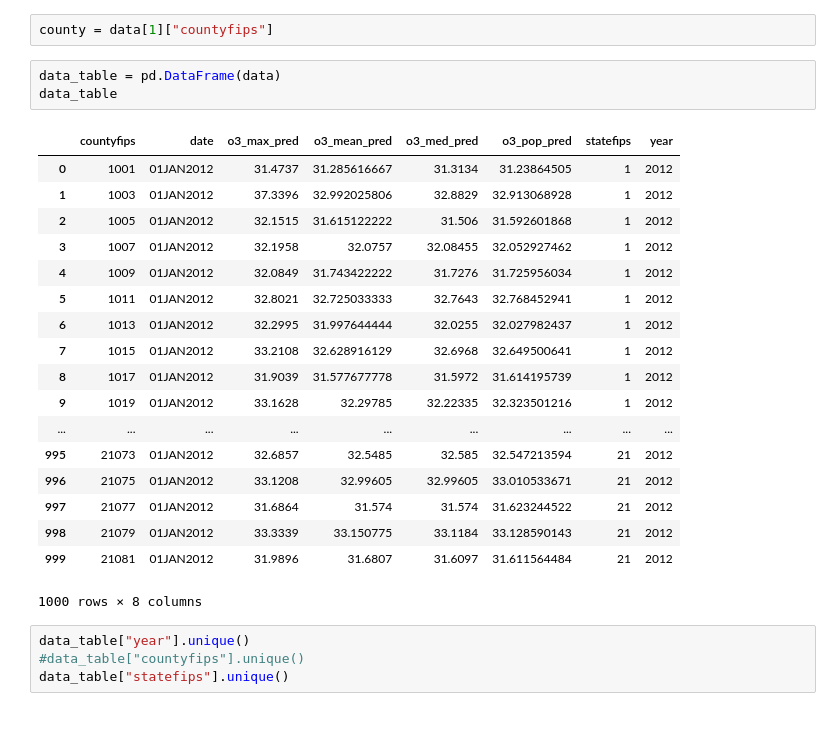
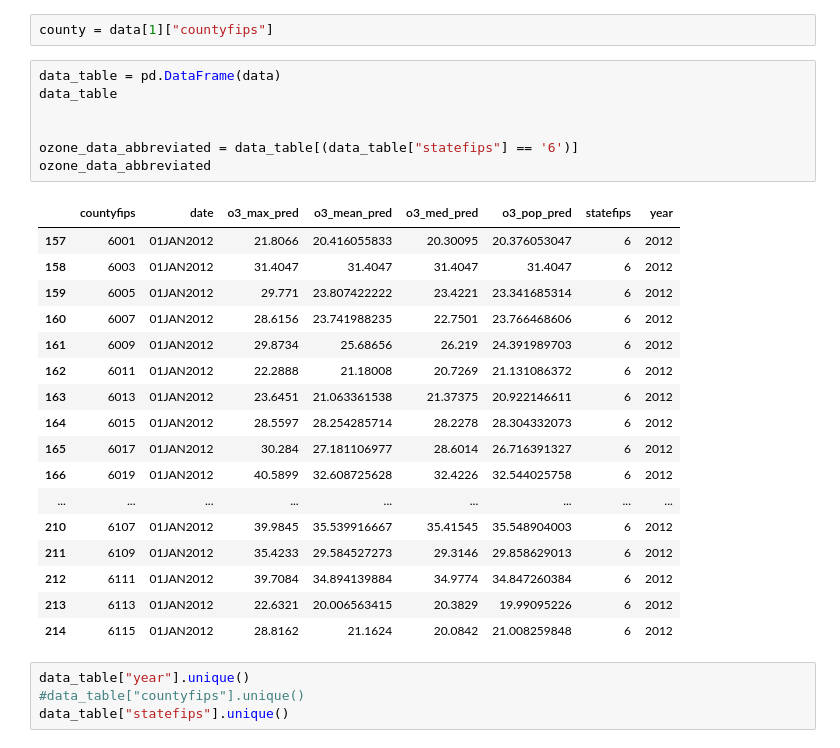
Before and after one commit to VanessaKnox/MVP-Solutions, a Jupyter notebook: masterprojectwork.ipynb, the cells around one changed output. Cells and saved outputs as stored; diff of their text form; blank space fills up the shorter version.

Commit message:
data cleaning ozone

```diff
--- a/masterprojectwork.ipynb
+++ b/masterprojectwork.ipynb
@@ -48,25 +42,28 @@ county = data[1]["countyfips"]
 # %%
 data_table = pd.DataFrame(data)
 data_table
+
+
+ozone_data_abbreviated = data_table[(data_table["statefips"] == '6')]
+ozone_data_abbreviated
 # %% [output]
 |  | countyfips | date | o3_max_pred | o3_mean_pred | o3_med_pred | o3_pop_pred | statefips | year |
-| 0 | 1001 | 01JAN2012 | 31.4737 | 31.285616667 | 31.3134 | 31.23864505 | 1 | 2012 |
-| 1 | 1003 | 01JAN2012 | 37.3396 | 32.992025806 | 32.8829 | 32.913068928 | 1 | 2012 |
-| 2 | 1005 | 01JAN2012 | 32.1515 | 31.615122222 | 31.506 | 31.592601868 | 1 | 2012 |
-| 3 | 1007 | 01JAN2012 | 32.1958 | 32.0757 | 32.08455 | 32.052927462 | 1 | 2012 |
-| 4 | 1009 | 01JAN2012 | 32.0849 | 31.743422222 | 31.7276 | 31.725956034 | 1 | 2012 |
-| 5 | 1011 | 01JAN2012 | 32.8021 | 32.725033333 | 32.7643 | 32.768452941 | 1 | 2012 |
-| 6 | 1013 | 01JAN2012 | 32.2995 | 31.997644444 | 32.0255 | 32.027982437 | 1 | 2012 |
-| 7 | 1015 | 01JAN2012 | 33.2108 | 32.628916129 | 32.6968 | 32.649500641 | 1 | 2012 |
-| 8 | 1017 | 01JAN2012 | 31.9039 | 31.577677778 | 31.5972 | 31.614195739 | 1 | 2012 |
-| 9 | 1019 | 01JAN2012 | 33.1628 | 32.29785 | 32.22335 | 32.323501216 | 1 | 2012 |
+| 157 | 6001 | 01JAN2012 | 21.8066 | 20.416055833 | 20.30095 | 20.376053047 | 6 | 2012 |
+| 158 | 6003 | 01JAN2012 | 31.4047 | 31.4047 | 31.4047 | 31.4047 | 6 | 2012 |
+| 159 | 6005 | 01JAN2012 | 29.771 | 23.807422222 | 23.4221 | 23.341685314 | 6 | 2012 |
+| 160 | 6007 | 01JAN2012 | 28.6156 | 23.741988235 | 22.7501 | 23.766468606 | 6 | 2012 |
+| 161 | 6009 | 01JAN2012 | 29.8734 | 25.68656 | 26.219 | 24.391989703 | 6 | 2012 |
+| 162 | 6011 | 01JAN2012 | 22.2888 | 21.18008 | 20.7269 | 21.131086372 | 6 | 2012 |
+| 163 | 6013 | 01JAN2012 | 23.6451 | 21.063361538 | 21.37375 | 20.922146611 | 6 | 2012 |
+| 164 | 6015 | 01JAN2012 | 28.5597 | 28.254285714 | 28.2278 | 28.304332073 | 6 | 2012 |
+| 165 | 6017 | 01JAN2012 | 30.284 | 27.181106977 | 28.6014 | 26.716391327 | 6 | 2012 |
+| 166 | 6019 | 01JAN2012 | 40.5899 | 32.608725628 | 32.4226 | 32.544025758 | 6 | 2012 |
 | ... | ... | ... | ... | ... | ... | ... | ... | ... |
-| 995 | 21073 | 01JAN2012 | 32.6857 | 32.5485 | 32.585 | 32.547213594 | 21 | 2012 |
-| 996 | 21075 | 01JAN2012 | 33.1208 | 32.99605 | 32.99605 | 33.010533671 | 21 | 2012 |
-| 997 | 21077 | 01JAN2012 | 31.6864 | 31.574 | 31.574 | 31.623244522 | 21 | 2012 |
-| 998 | 21079 | 01JAN2012 | 33.3339 | 33.150775 | 33.1184 | 33.128590143 | 21 | 2012 |
-| 999 | 21081 | 01JAN2012 | 31.9896 | 31.6807 | 31.6097 | 31.611564484 | 21 | 2012 |
+| 210 | 6107 | 01JAN2012 | 39.9845 | 35.539916667 | 35.41545 | 35.548904003 | 6 | 2012 |
+| 211 | 6109 | 01JAN2012 | 35.4233 | 29.584527273 | 29.3146 | 29.858629013 | 6 | 2012 |
+| 212 | 6111 | 01JAN2012 | 39.7084 | 34.894139884 | 34.9774 | 34.847260384 | 6 | 2012 |
+| 213 | 6113 | 01JAN2012 | 22.6321 | 20.006563415 | 20.3829 | 19.99095226 | 6 | 2012 |
+| 214 | 6115 | 01JAN2012 | 28.8162 | 21.1624 | 20.0842 | 21.008259848 | 6 | 2012 |
-1000 rows × 8 columns
 # %%
 data_table["year"].unique()
 #data_table["countyfips"].unique()
```
Also changed, not shown: parts of 13 cells of this notebook.
